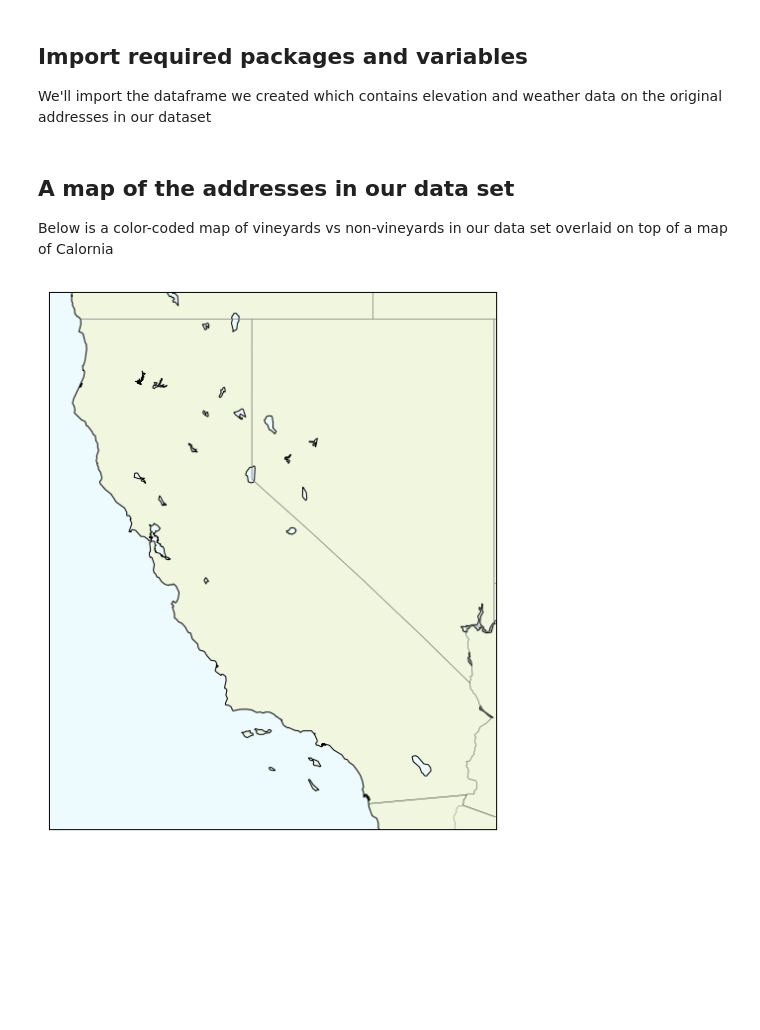
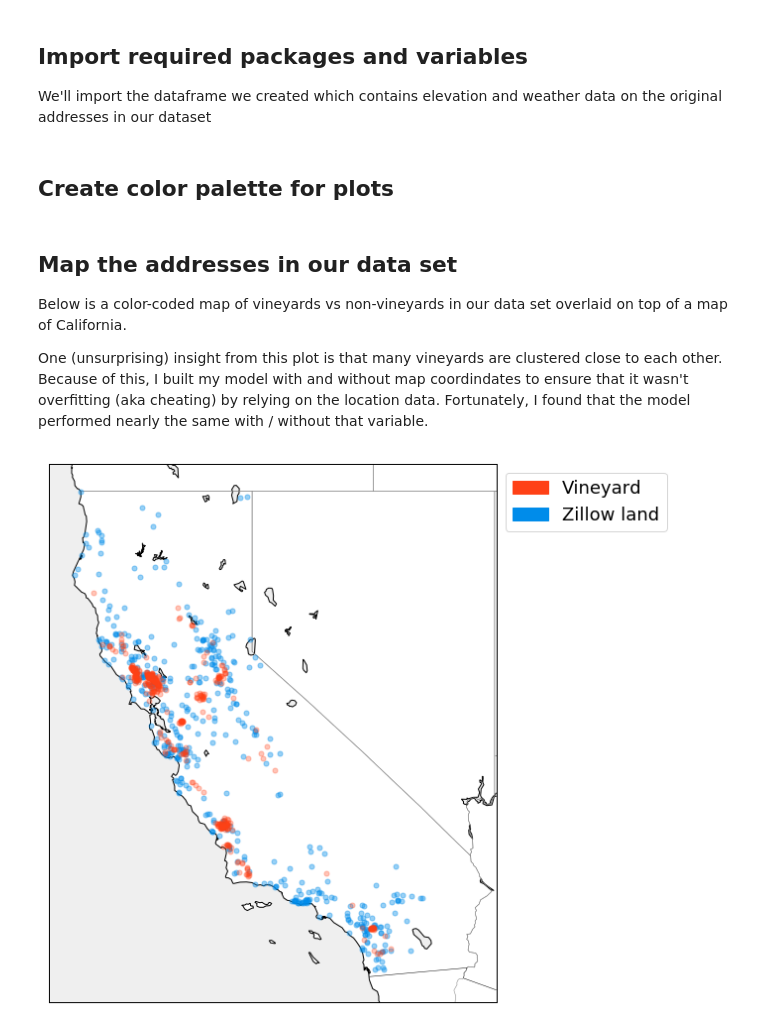
Before and after one commit to cgloge/vineyard_scout, a Jupyter notebook: vineyard_eda.ipynb, the cells around one changed output. Cells and saved outputs as stored; diff of their text form; code cells hidden in the pictures; blank space fills up the shorter version.

Commit message:
added lots of plots to the EDA file

```diff
--- a/vineyard_eda.ipynb
+++ b/vineyard_eda.ipynb
@@ -46,26 +61,56 @@ rh = rows_to_2D_array(elevation_weather_df['RH'])
+# %% [markdown]
+## Create color palette for plots
+# %%
+land_color =  'white' #''#fcfff2'
+water_color = '#efefef'
+vineyard_color = '#ff4116'
+zillow_color = '#008cea'
+
+#Setup custom legend to label scatterplot
+vineyard_patch = mpatches.Patch(color=vineyard_color, label='Vineyard')
+zillow_patch = mpatches.Patch(color=zillow_color, label='Zillow land')
 # %% [markdown]
-## A map of the addresses in our data set
-Below is a color-coded map of vineyards vs non-vineyards in our data set overlaid on top of a map of Calornia
+## Map the addresses in our data set
+Below is a color-coded map of vineyards vs non-vineyards in our data set overlaid on top of a map of California.
+
+One (unsurprising) insight from this plot is that many vineyards are clustered close to each other. Because of this, I built my model with and without map coordindates to ensure that it wasn't overfitting (aka cheating) by relying on the location data. Fortunately, I found that the model performed nearly the same with / without that variable.
-# %%
-import mpl_toolkits
-from mpl_toolkits.basemap import Basemap
-
-land_color =  '#f1f7de'
-water_color = '#edfbff'
 # %%
+import mpl_toolkits
+from mpl_toolkits.basemap import Basemap
+
+#Grab all vineyard latitude and longitude values
+lats = np.array([i[0] for i in map_coords])
+lngs = np.array([i[1] for i in map_coords])
+
+#Filter for vineyards
+lat_vineyard = lats[is_vineyard == 1]
+lng_vineyard = lngs[is_vineyard == 1]
+
+#Filter for non-vineyards
+lat_zillow = lats[is_vineyard == 0].tolist()
+lng_zillow = lngs[is_vineyard == 0].tolist()
+
+#Set size of plot
 plt.figure(figsize=(12,10))
 
 # Create a base a map of California
 my_map = Basemap(projection='merc',
     resolution = 'i', area_thresh = 50.0,
     llcrnrlon=-125, llcrnrlat=32,
     urcrnrlon=-114, urcrnrlat=42.5)
 
 my_map.drawcoastlines()
 my_map.drawcountries()
 my_map.drawstates(color='grey')
 my_map.drawmapboundary(fill_color=water_color)
 my_map.fillcontinents(color=land_color, lake_color=water_color)
+
+vineyard_x, vineyard_y = my_map(lng_vineyard, lat_vineyard)
+zillow_x, zillow_y = my_map(lng_zillow, lat_zillow)
+my_map.plot(zillow_x, zillow_y, 'o', color=zillow_color, markersize=5, alpha=0.4)
+my_map.plot(vineyard_x, vineyard_y, 'o', color=vineyard_color, markersize=5, alpha=0.3)
+
+plt.legend(bbox_to_anchor=(1, 1), handles=[vineyard_patch, zillow_patch])
 plt.show()
 # %% [output]
-[figure, old version]
+[figure, new version]
```
Also changed, not shown: parts of 17 cells of this notebook, 1 other file.
